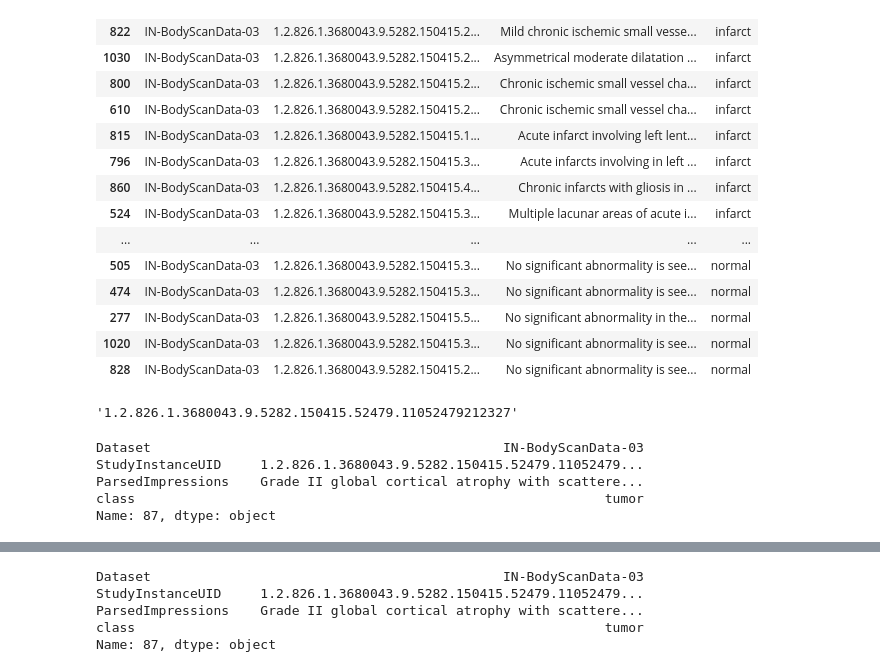
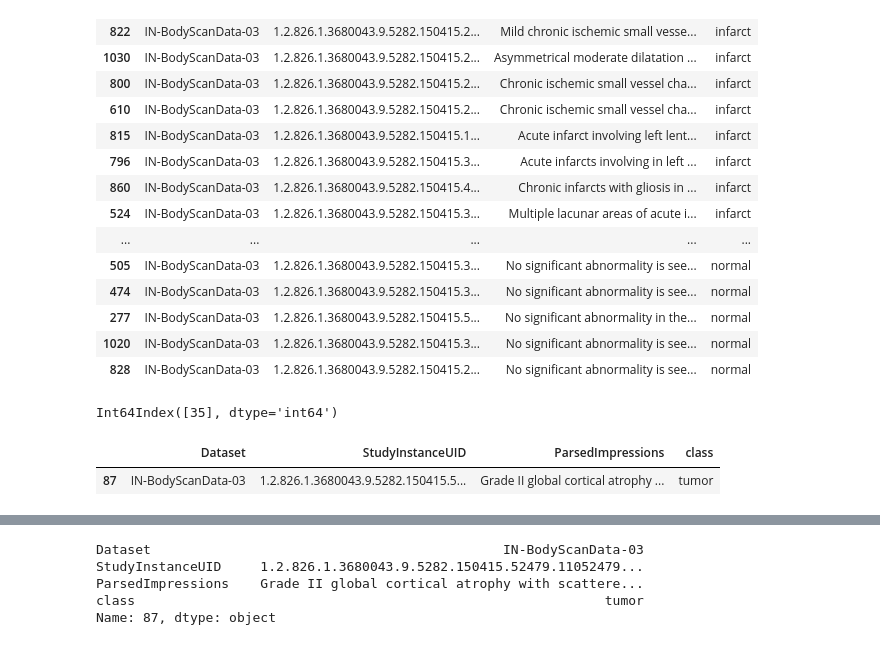
Before and after one commit to aliswh/brain-CLIP, a Jupyter notebook: data/raw/text/sampling.ipynb, the cells around one changed output, grey strips where cells are left out. Drawn from its saved outputs; the diff is of its cells as text; code cells hidden in the pictures.

Commit message:
data split ready

```diff
--- a/data/raw/text/sampling.ipynb
+++ b/data/raw/text/sampling.ipynb
@@ -1,7 +1,7 @@
 # %%
 import pandas as pd
 # %%
-nlp_file = "/home/alice/Desktop/NLP/nlp_diagnosis_revised.xlsx"
+nlp_file = "/datadrive_m2/alice/brain-CLIP/data/raw/text/nlp_diagnosis_revised.xlsx"
 df = pd.read_excel(nlp_file)
 classes = ["infarct","tumor","hemorrhage","others","normal"]
 # %%
@@ -92,17 +91,12 @@ r
 | 277 | IN-BodyScanData-03 | 1.2.826.1.3680043.9.5282.150415.5... | No significant abnormality in the... | normal |
 | 1020 | IN-BodyScanData-03 | 1.2.826.1.3680043.9.5282.150415.3... | No significant abnormality is see... | normal |
 | 828 | IN-BodyScanData-03 | 1.2.826.1.3680043.9.5282.150415.2... | No significant abnormality is see... | normal |
-# %%
-e[e["class"] == "tumor"].loc[87]["StudyInstanceUID"]
-# %% [output]
-'1.2.826.1.3680043.9.5282.150415.52479.11052479212327'
 # %%
 to_be_replaced = e[e["StudyInstanceUID"] == "1.2.826.1.3680043.9.5282.150415.58398.11058398212327"].index
-to_add = e[e["StudyInstanceUID"] == "1.2.826.1.3680043.9.5282.150415.52479.11052479212327"].loc[87]
+print(to_be_replaced)
+to_add = e[e["StudyInstanceUID"] == "1.2.826.1.3680043.9.5282.150415.52479.11052479212327"]
 to_add
 # %% [output]
-Dataset                                             IN-BodyScanData-03
-StudyInstanceUID     1.2.826.1.3680043.9.5282.150415.52479.11052479...
-ParsedImpressions    Grade II global cortical atrophy with scattere...
-class                                                            tumor
-Name: 87, dtype: object
+Int64Index([35], dtype='int64')
+|  | Dataset | StudyInstanceUID | ParsedImpressions | class |
+| 87 | IN-BodyScanData-03 | 1.2.826.1.3680043.9.5282.150415.5... | Grade II global cortical atrophy ... | tumor |
```
Also changed, not shown: parts of 6 cells of this notebook, 8 other files.
